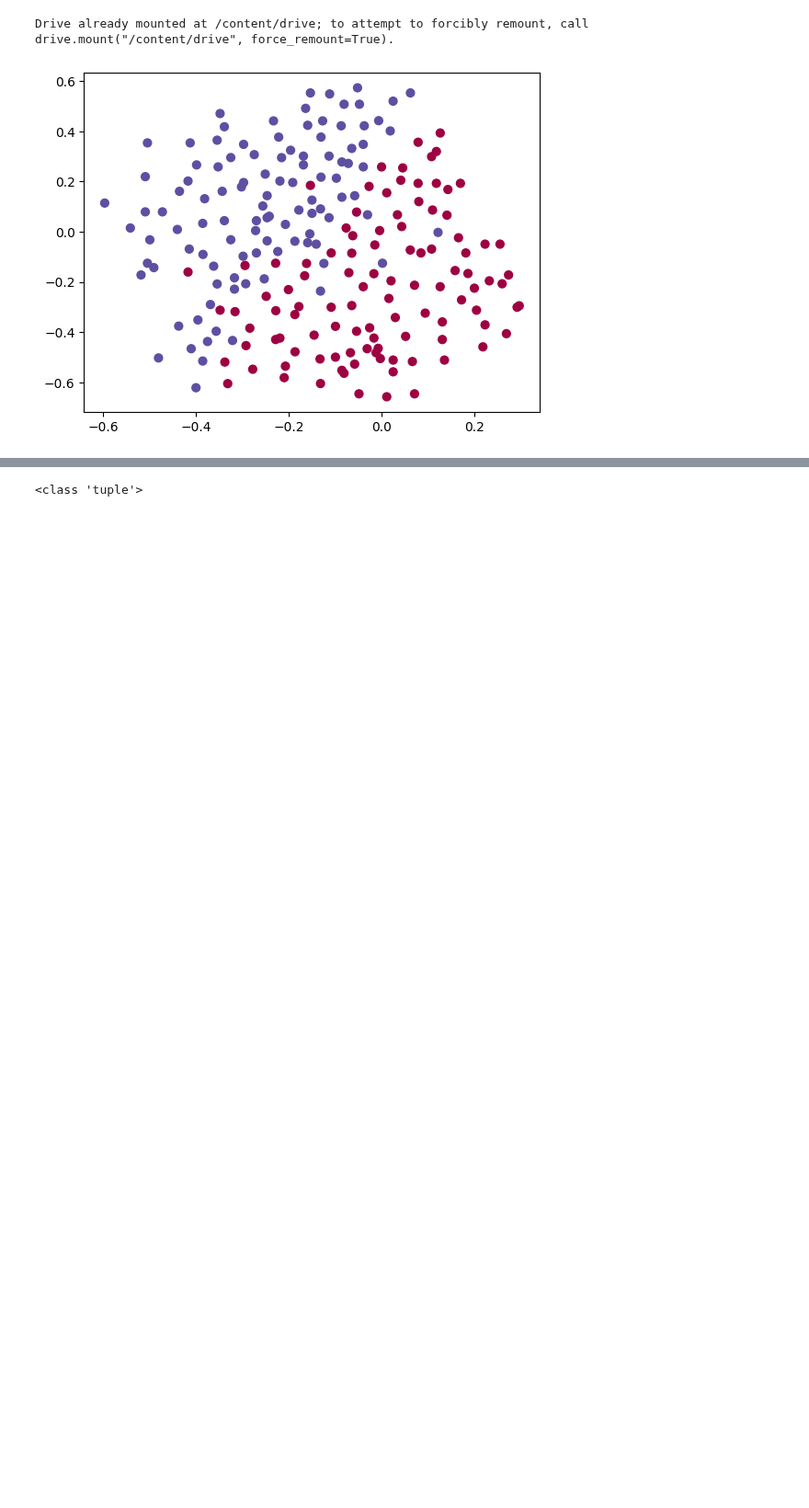
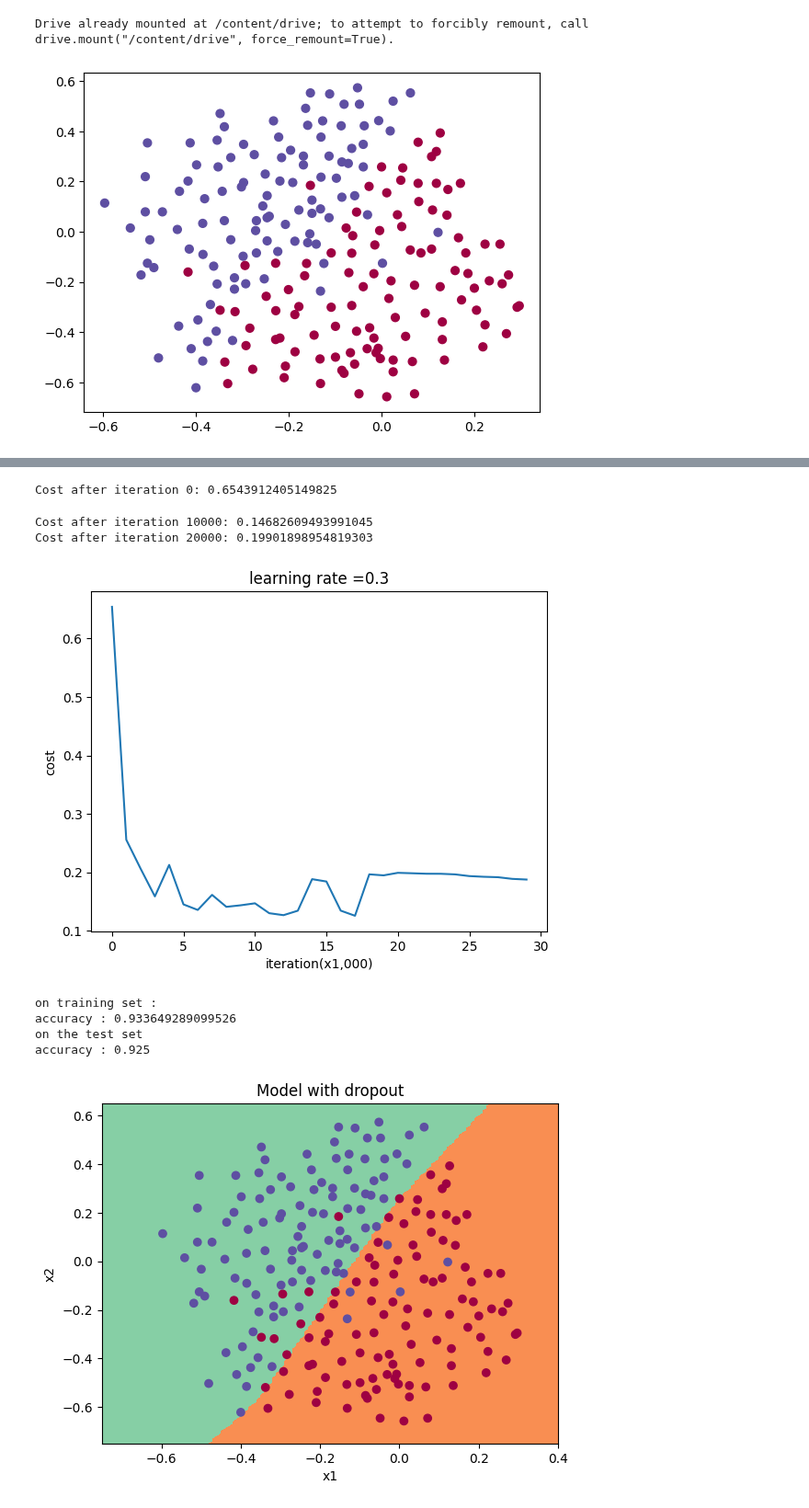
Before and after one commit to Aboelsaood23/Aboelsaood23, a Jupyter notebook: specilaization_2_Course_2.ipynb, the cells around one changed output, grey strips where cells are left out. Shown at 92% size. Saved outputs shown, nothing was run; the diff lists cells and outputs as text; code cells hidden in the pictures; blank space fills up the shorter version.

```diff
--- a/specilaization_2_Course_2.ipynb
+++ b/specilaization_2_Course_2.ipynb
@@ -406,7 +406,7 @@ def load_2D_datasets():
   plt.scatter(train_x[0, :], train_x[1, :], c=train_y, s=40, cmap=plt.cm.Spectral);
   return train_x, train_y, test_x, test_y
 
-train_x, train_y, test_X, test_Y = load_2D_datasets()
+train_x, train_y, test_x, test_y = load_2D_datasets()
 #Each dot corresponds to a position on the football field where a football player has hit the ball with his/her head after the French goal keeper has shot the ball from the left side of the football field.
 #f the dot is blue, it means the French player managed to hit the ball with his/her head
 #f the dot is red, it means the other team's player hit the ball with their head
@@ -433,7 +433,7 @@ def initialize_parameters (layer_dimes):
 # we need another function to use it with dropout mode
 
 
-def model (x,y,learning_rate =0.3,num_iterations =30000,print_cost =True,lambd =0,keep_probs = 1):
+def model (x,y,learning_rate =0.3,num_iterations =30000,print_cost =True,lambd =0,keep_probs = 1.0):
   grads ={}
   costs =[]
   m =x.shape[1]
@@ -455,8 +455,8 @@ def model (x,y,learning_rate =0.3,num_iterations =30000,print_cost =True,lambd =
       grads =backward_propagation(x,y,cache)
     elif lambd != 0:
       grads =back_propagation_with_regularization(x,y,cache,lambd)
-    elif keep_probs <1 :
-      grads =backward_propagation_with_dropout(x,y,cahe,keep_probs)
+    elif keep_probs < 1 :
+      grads =backward_propagation_with_dropout(x,y,cache,keep_probs)
 
     parameters =update_parameters(parameters,grads,learning_rate)
 
@@ -480,7 +480,7 @@ parameters =model(train_x,train_y)
 print("on the training set")
 predictions_train=predict(train_x,train_y,parameters)
 print("on the test set ")
-predictions_test =predict(train_x,train_y,parameters)
+predictions_test =predict(test_x,test_y,parameters)
 
 #The train accuracy is 94.8% while the test accuracy is 91.5%. This is the baseline model (you will observe the impact of regularization on this model).
 plt.title("model without regularization")
@@ -619,29 +716,26 @@ NameError: name 'z1' is not defined
-# %%
-cache = (np.array([[-1.52855314,  3.32524635,  2.13994541,  2.60700654, -0.75942115],
-         [-1.98043538,  4.1600994 ,  0.79051021,  1.46493512, -0.45506242]]),
-  np.array([[ 0.        ,  3.32524635,  2.13994541,  2.60700654,  0.        ],
-         [ 0.        ,  4.1600994 ,  0.79051021,  1.46493512,  0.        ]]),
-  np.array([[-1.09989127, -0.17242821, -0.87785842],
-         [ 0.04221375,  0.58281521, -1.10061918]]),
-  np.array([[ 1.14472371],
-         [ 0.90159072]]),
-  np.array([[ 0.53035547,  5.94892323,  2.31780174,  3.16005701,  0.53035547],
-         [-0.69166075, -3.47645987, -2.25194702, -2.65416996, -0.69166075],
-         [-0.39675353, -4.62285846, -2.61101729, -3.22874921, -0.39675353]]),
-  np.array([[ 0.53035547,  5.94892323,  2.31780174,  3.16005701,  0.53035547],
-         [ 0.        ,  0.        ,  0.        ,  0.        ,  0.        ],
-         [ 0.        ,  0.        ,  0.        ,  0.        ,  0.        ]]),
-  np.array([[ 0.50249434,  0.90085595],
-         [-0.68372786, -0.12289023],
-         [-0.93576943, -0.26788808]]),
-  np.array([[ 0.53035547],
-         [-0.69166075],
-         [-0.39675353]]),
-  np.array([[-0.3771104 , -4.10060224, -1.60539468, -2.18416951, -0.3771104 ]]),
-  np.array([[ 0.40682402,  0.01629284,  0.16722898,  0.10118111,  0.40682402]]),
-  np.array([[-0.6871727 , -0.84520564, -0.67124613]]),
-  np.array([[-0.0126646]]))
-
-print(type(cache))
-# %% [output]
-<class 'tuple'>
+# %%
+#let's run  model with dropout mode
+parameters =model(train_x,train_y,keep_probs = 0.86 ,learning_rate =0.3)
+print("on training set :")
+predictions_train=predict(train_x,train_y,parameters)
+print("on the test set")
+predictions_test =predict(test_x,test_y,parameters)
+
+#plot decision boundary
+plt.title("Model with dropout")
+axes =plt.gca()
+axes.set_xlim([-0.75,0.40])
+axes.set_ylim([-0.75,0.65])
+plot_decision_boundary(lambda x : predict_dec(parameters,x.T),train_x,train_y)
+
+#Dropout works great! The test accuracy has increased again (to 95%)! Your model is not overfitting the training set and does a great job on the test set. The French football team will be forever grateful to you!
+# %% [output]
+Cost after iteration 0: 0.6543912405149825
+Cost after iteration 10000: 0.14682609493991045
+Cost after iteration 20000: 0.19901898954819303
+[figure, added]
+on training set :
+accuracy : 0.933649289099526
+on the test set
+accuracy : 0.925
+[figure, added]
```
Also changed, not shown: parts of 3 cells of this notebook.
